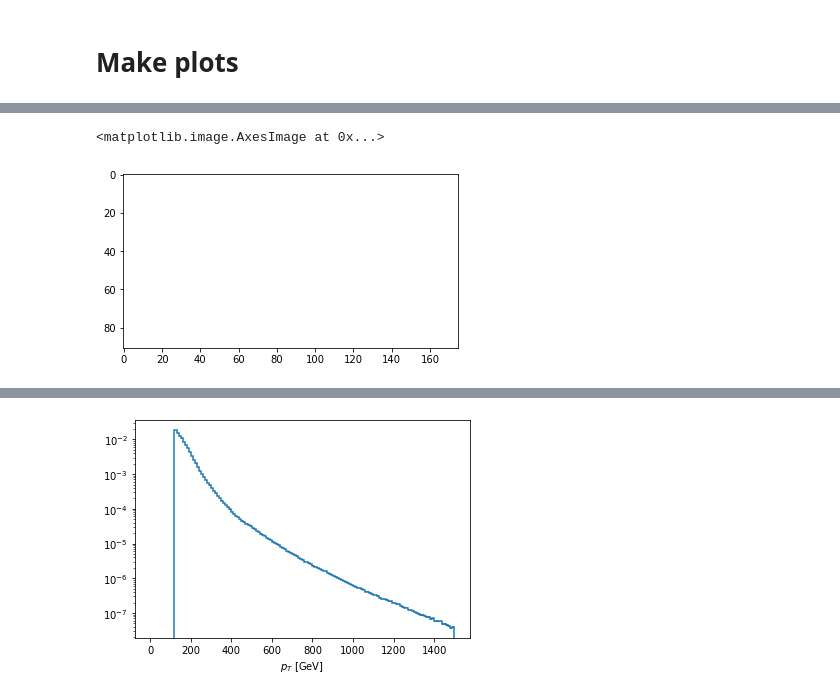
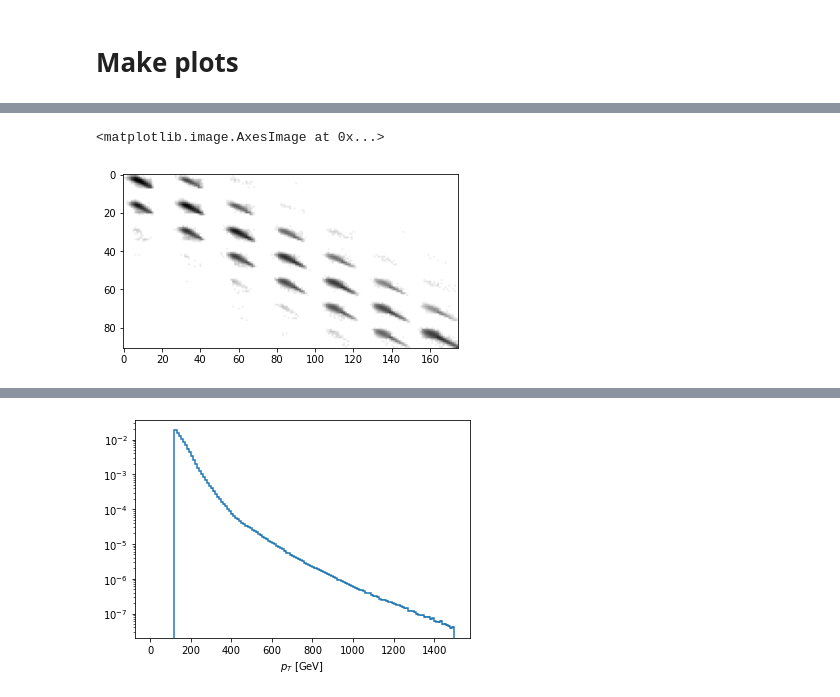
Before and after one commit to rappoccio/QJetMassUproot, a Jupyter notebook: compare_datamc_nanov9.ipynb, the cells around one changed output, grey strips where cells are left out. Cells and saved outputs as stored; diff of their text form; code cells hidden in the pictures.

```diff
--- a/compare_datamc_nanov9.ipynb
+++ b/compare_datamc_nanov9.ipynb
@@ -160,5 +157,0 @@ response_matrix_u_final = response_matrix_u_values.reshape( (nptreco)*(nmassreco
-# %%
-plt.imshow( np.log(response_matrix_u_final+1), vmax=1e-3, aspect="equal", cmap="binary" )
-# %% [output]
-<matplotlib.image.AxesImage at 0x...>
-[figure, removed]
@@ -165,3 +160,8 @@ plt.imshow( np.log(response_matrix_u_final+1), vmax=1e-3, aspect="equal", cmap="
 # %%
 response_matrix_g_final = response_matrix_g_values.reshape( (nptreco)*(nmassreco), (nptgen)*(nmassgen) )
+# %%
+plt.imshow( np.log(response_matrix_u_final+1), vmax=10, aspect="equal", cmap="binary" )
+# %% [output]
+<matplotlib.image.AxesImage at 0x...>
+[figure, added]
 # %%
```
Also changed, not shown: parts of 34 cells of this notebook, 3 other files.
